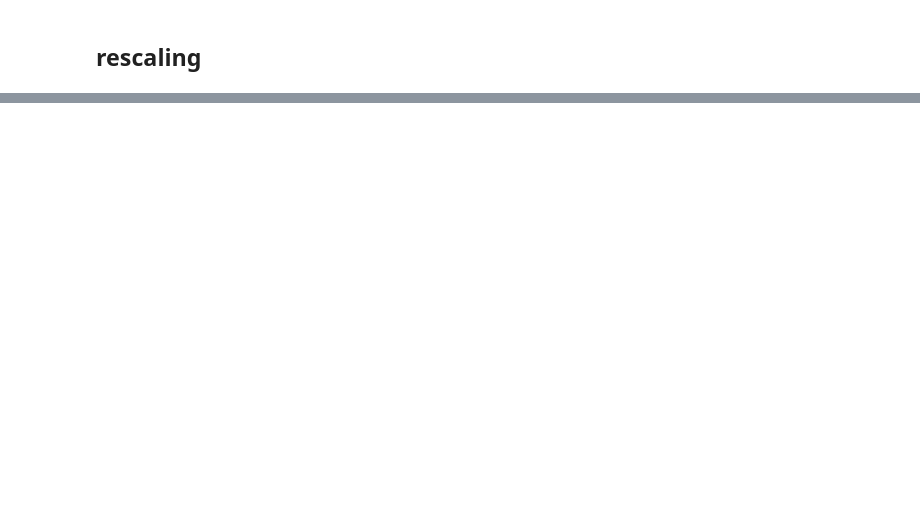
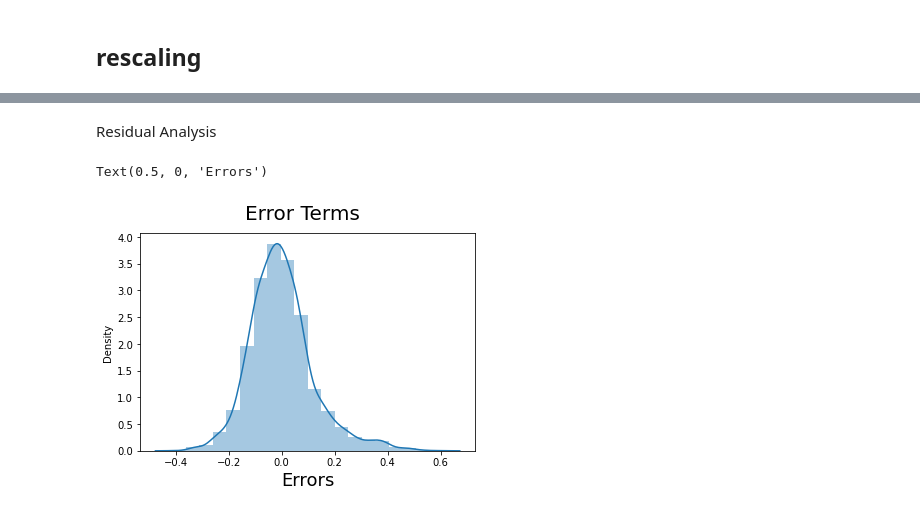
Before and after one commit to Arch0/bike-sharing, a Jupyter notebook: Bike_Sharing_Demand_Prediction_Capstone_Project.ipynb, the cells around one changed output, grey strips where cells are left out. Drawn from its saved outputs; the diff is of its cells as text; code cells hidden in the pictures; blank space fills up the shorter version.

```diff
--- a/Bike_Sharing_Demand_Prediction_Capstone_Project.ipynb
+++ b/Bike_Sharing_Demand_Prediction_Capstone_Project.ipynb
@@ -323,0 +570,5 @@ rfe = rfe.fit(X_train, y_train)
+# %%
+X_train_new = X_train_new.drop(["Humidity(%)"],axis = 1)
+X_train_lm = sm.add_constant(X_train_new)
+lm = sm.OLS(y_train,X_train_lm).fit()
+print(lm.summary())
@@ -323,0 +615,7 @@ rfe = rfe.fit(X_train, y_train)
+# %%
+X_train_new = X_train_new.drop(['Snowfall (cm)'], axis=1)
+# %%
+
+X_train_lm = sm.add_constant(X_train_new)
+lm = sm.OLS(y_train,X_train_lm).fit()
+print(lm.summary())
@@ -323,0 +661,4 @@ rfe = rfe.fit(X_train, y_train)
+# %% [markdown]
+Residual Analysis
+# %%
+y_train_cnt = lm.predict(X_train_lm)
@@ -323,0 +670,8 @@ rfe = rfe.fit(X_train, y_train)
+# %%
+fig = plt.figure()
+sns.distplot((y_train - y_train_cnt), bins = 20)
+fig.suptitle('Error Terms', fontsize = 20)                  # Plot heading
+plt.xlabel('Errors', fontsize = 18)
+# %% [output]
+Text(0.5, 0, 'Errors')
+[figure, added]
```
Also changed, not shown: parts of 36 cells of this notebook.
